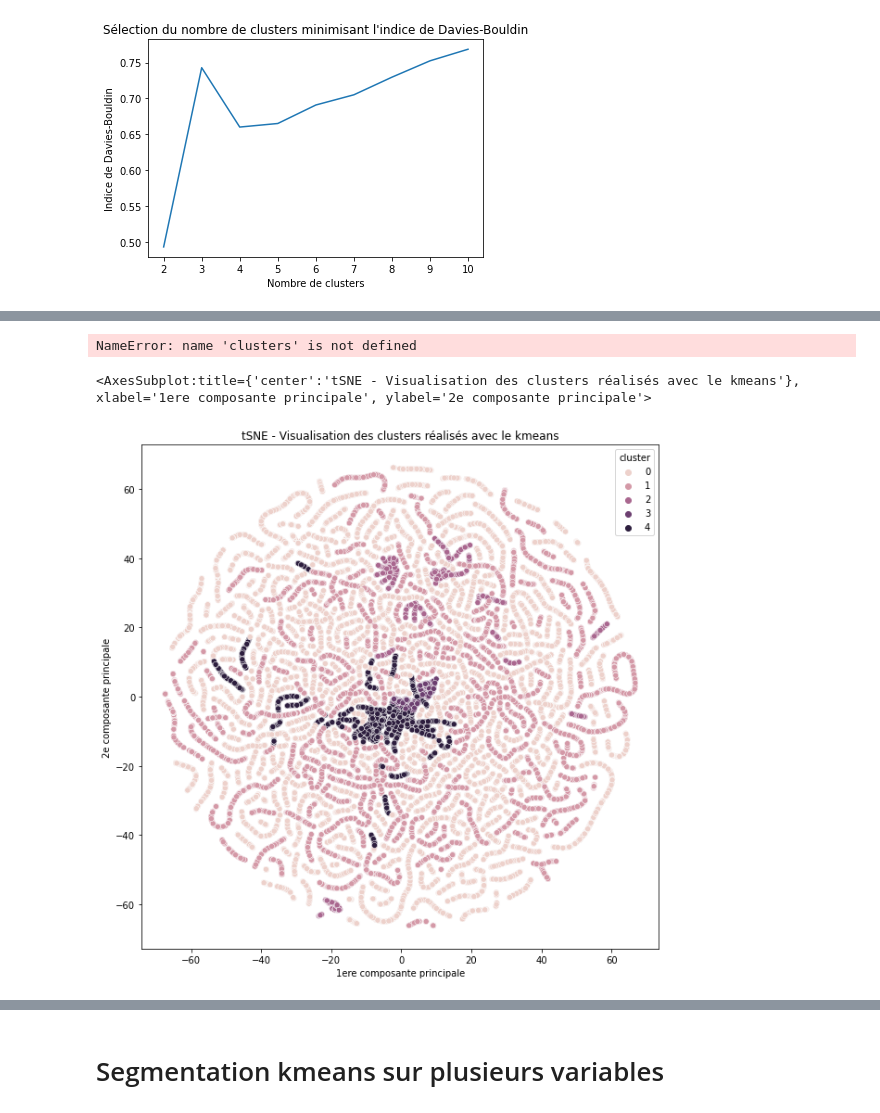
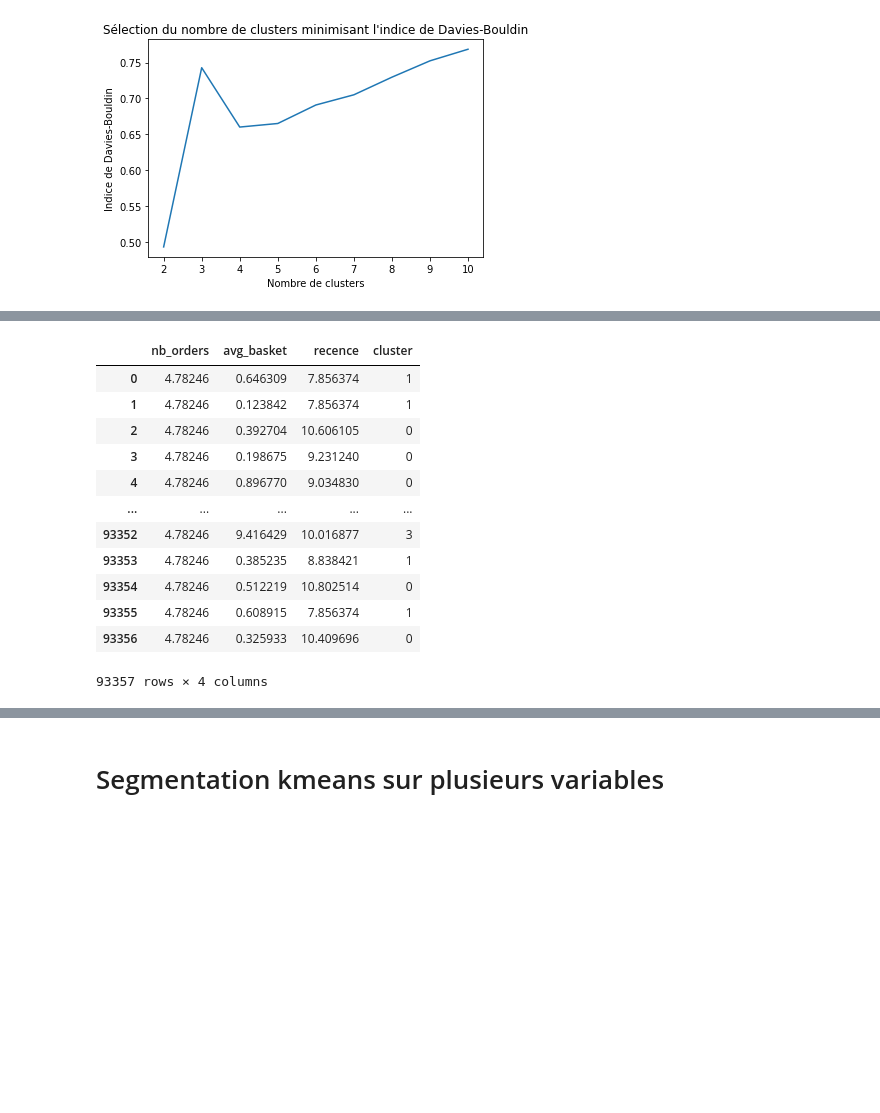
Before and after one commit to sebastienbourgeois/oc-p5-segmenter-clients-site-ecommerce, a Jupyter notebook: POLIST_02_notebookessais.ipynb, the cells around one changed output, grey strips where cells are left out. Cells and saved outputs as stored; diff of their text form; code cells hidden in the pictures; blank space fills up the shorter version.

```diff
--- a/POLIST_02_notebookessais.ipynb
+++ b/POLIST_02_notebookessais.ipynb
@@ -227,19 +203,16 @@ sns.scatterplot(data=cp_RFM, x="cp_1", y="cp_2", hue="cluster")
-# %%
-from sklearn import manifold
-
-tsne = manifold.TSNE(n_components=2)
-cp_RFM_tsne = pd.DataFrame(data=tsne.fit_transform(std_clients_data_RFM), columns=["cp_1", "cp_2"])
-cp_RFM_tsne["cluster"] = clusters
-# %% [output]
-NameError: name 'clusters' is not defined
-# %%
-import seaborn as sns
-
-fig=plt.figure(figsize=[10, 10])
-plt.xlabel("1ere composante principale")
-plt.ylabel("2e composante principale")
-plt.title("tSNE - Visualisation des clusters réalisés avec le kmeans")
-sns.scatterplot(data=cp_RFM_tsne, x="cp_1", y="cp_2", hue="cluster")
-# %% [output]
-<AxesSubplot:title={'center':'tSNE - Visualisation des clusters réalisés avec le kmeans'}, xlabel='1ere composante principale', ylabel='2e composante principale'>
-[figure, removed]
+# %%
+std_clients_data_RFM
+# %% [output]
+|  | nb_orders | avg_basket | recence | cluster |
+| 0 | 4.78246 | 0.646309 | 7.856374 | 1 |
+| 1 | 4.78246 | 0.123842 | 7.856374 | 1 |
+| 2 | 4.78246 | 0.392704 | 10.606105 | 0 |
+| 3 | 4.78246 | 0.198675 | 9.231240 | 0 |
+| 4 | 4.78246 | 0.896770 | 9.034830 | 0 |
+| ... | ... | ... | ... | ... |
+| 93352 | 4.78246 | 9.416429 | 10.016877 | 3 |
+| 93353 | 4.78246 | 0.385235 | 8.838421 | 1 |
+| 93354 | 4.78246 | 0.512219 | 10.802514 | 0 |
+| 93355 | 4.78246 | 0.608915 | 7.856374 | 1 |
+| 93356 | 4.78246 | 0.325933 | 10.409696 | 0 |
+93357 rows × 4 columns
```
Also changed, not shown: parts of 8 cells of this notebook.
